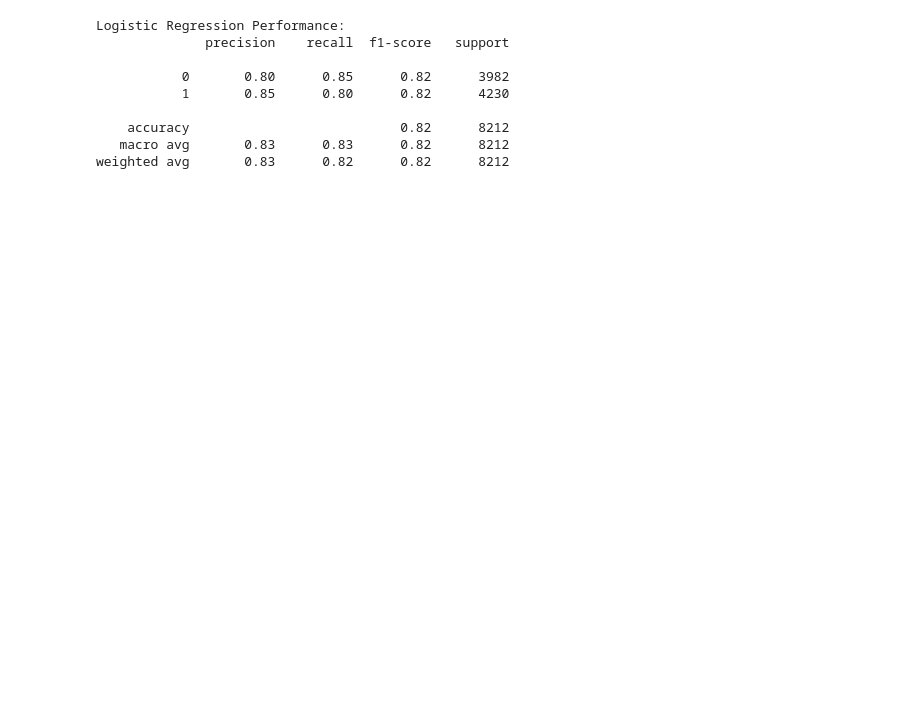
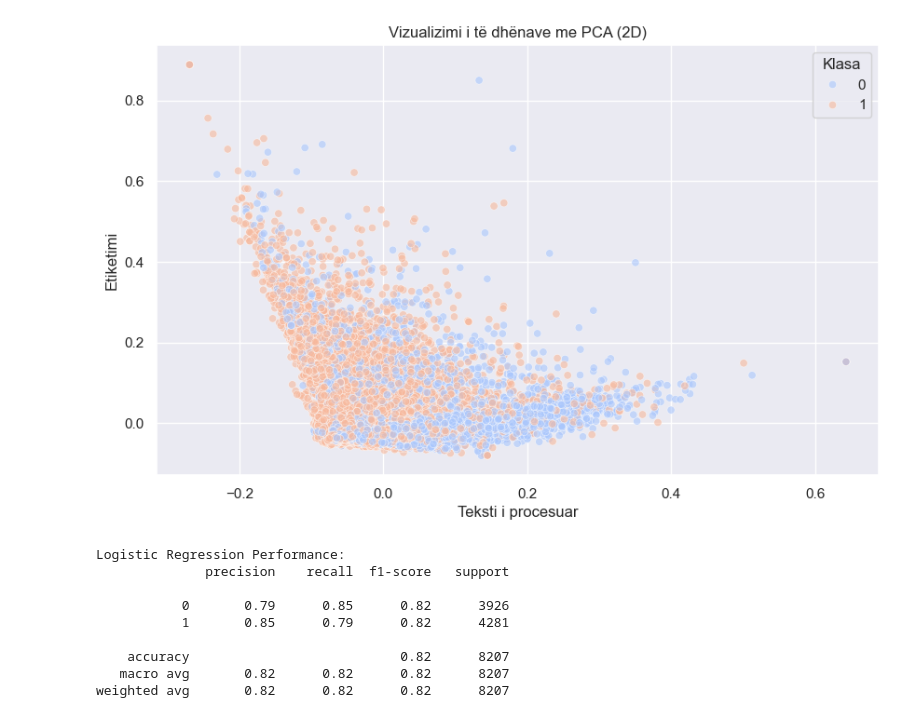
Before and after one commit to dud3yyy/Hate_Speech_Detection_Thesis, a Jupyter notebook: notebooks/5.0.ml_models.ipynb, the cells around one changed output. Saved outputs shown, nothing was run; the diff lists cells and outputs as text; code cells hidden in the pictures; blank space fills up the shorter version.

```diff
--- a/notebooks/5.0.ml_models.ipynb
+++ b/notebooks/5.0.ml_models.ipynb
@@ -1,13 +1,36 @@
 # %%
 import pandas as pd
 import matplotlib.pyplot as plt
+import seaborn as sns
 from sklearn.model_selection import train_test_split
+from sklearn.decomposition import PCA
 from sklearn.feature_extraction.text import TfidfVectorizer
 from sklearn.linear_model import LogisticRegression
 from sklearn.ensemble import RandomForestClassifier
 from sklearn.svm import SVC
 from sklearn.metrics import classification_report, confusion_matrix, ConfusionMatrixDisplay, roc_curve, auc
+sns.set()
 # %%
 df = pd.read_csv('../data/final/final_df.csv')
+# %%
+X = df["processed_text"].astype(str)
+y = df['label']
+# %%
+vectorizer = TfidfVectorizer(max_features=50000)
+X = vectorizer.fit_transform(X)
+
+pca = PCA(n_components=2)
+X_pca = pca.fit_transform(X.toarray())
+
+plt.figure(figsize=(10,6))
+sns.scatterplot(x=X_pca[:,0], y=X_pca[:,1], hue=y, palette="coolwarm", alpha=0.6)
+plt.title("Vizualizimi i të dhënave me PCA (2D)")
+plt.xlabel("Teksti i procesuar")
+plt.ylabel("Etiketimi")
+plt.legend(title='Klasa', loc='best')
+plt.grid(True)
+plt.show()
+# %% [output]
+[figure, added]
 # %%
 # vectorize x (TF-IDF)
@@ -21,19 +43,19 @@ X_train, X_test, y_train, y_test = train_test_split(X,y, test_size=0.2, random_s
 lr_model = LogisticRegression(max_iter=1000, C=1.0, class_weight='balanced')
 lr_model.fit(X_train, y_train)
 
-y_pred = lr_model.predict(X_test)
+y_pred_lr = lr_model.predict(X_test)
 print("Logistic Regression Performance:")
-print(classification_report(y_test, y_pred))
+print(classification_report(y_test, y_pred_lr))
 # %% [output]
 Logistic Regression Performance:
               precision    recall  f1-score   support
 
-           0       0.80      0.85      0.82      3982
-           1       0.85      0.80      0.82      4230
+           0       0.79      0.85      0.82      3926
+           1       0.85      0.79      0.82      4281
 
-    accuracy                           0.82      8212
-   macro avg       0.83      0.83      0.82      8212
-weighted avg       0.83      0.82      0.82      8212
+    accuracy                           0.82      8207
+   macro avg       0.82      0.82      0.82      8207
+weighted avg       0.82      0.82      0.82      8207
 # %%
 from sklearn.metrics import classification_report
 
```
Also changed, not shown: parts of 15 cells of this notebook, 3 other files.
